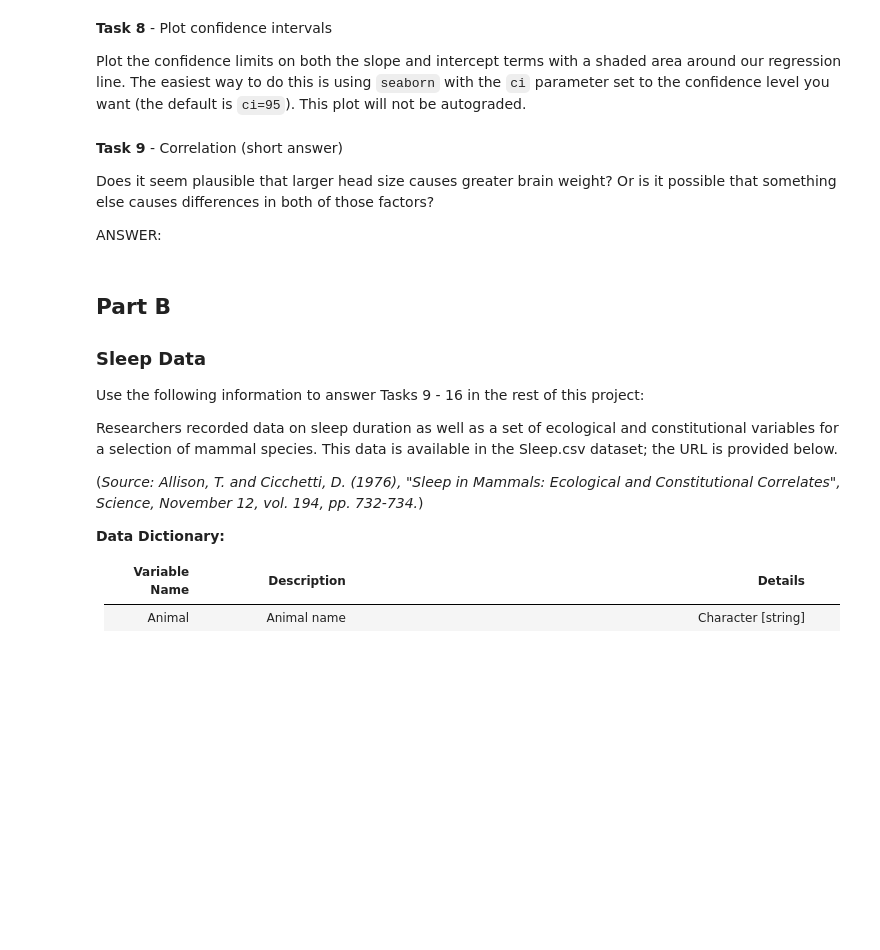
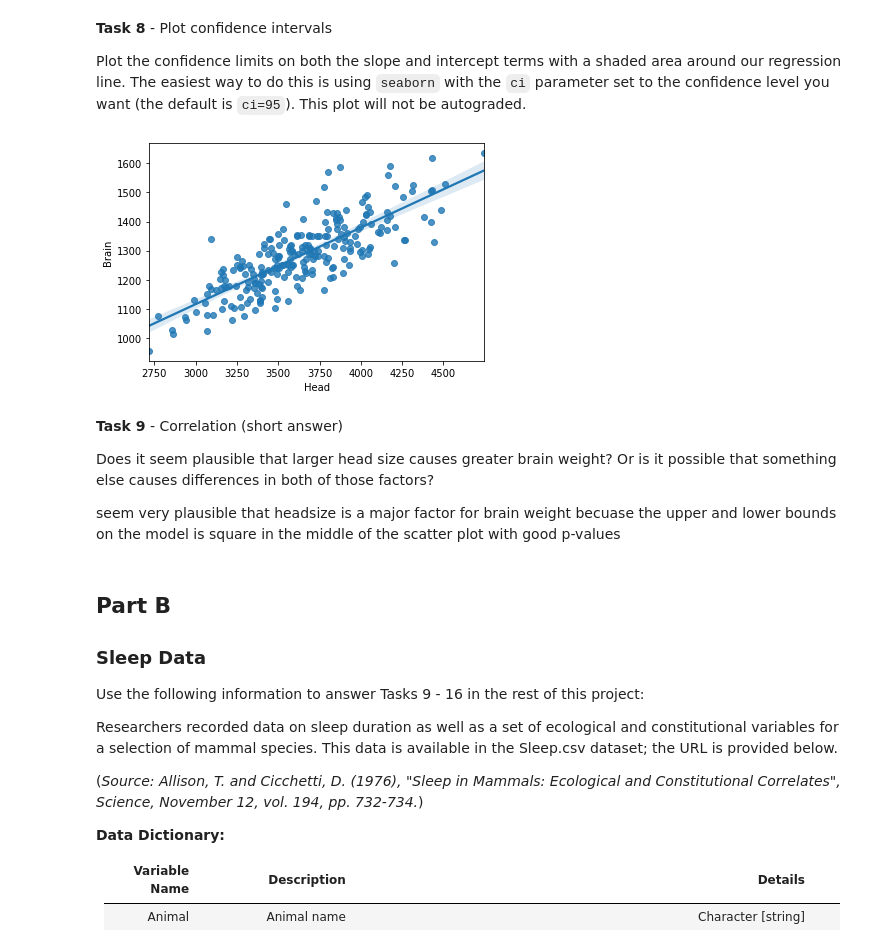
Before and after one commit to Samuel-Egbert31415/DS-Unit-1-Sprint-1-Data-Wrangling-and-Storytelling, a Jupyter notebook: LS_DS_132_Inference_For_Regression_Assignment_Samuel_Egbert_AG.ipynb, the cells around one changed output. Cells and saved outputs as stored; diff of their text form; code cells hidden in the pictures; blank space fills up the shorter version.

```diff
--- a/LS_DS_132_Inference_For_Regression_Assignment_Samuel_Egbert_AG.ipynb
+++ b/LS_DS_132_Inference_For_Regression_Assignment_Samuel_Egbert_AG.ipynb
@@ -237,9 +234,16 @@ raise NotImplementedError()
+# %%
+# Task 8
+import seaborn as sns
+
+ax = sns.regplot(x = "Head", y="Brain", data=df, ci = 95)
+# %% [output]
+[figure, added]
 # %% [markdown]
 **Task 9** - Correlation (short answer)
 
 Does it seem plausible that larger head size causes greater brain weight?  Or is it possible that something else causes differences in both of those factors?
 
-ANSWER:
+seem very plausible that headsize is a major factor for brain weight becuase the upper and lower bounds on the model is square in the middle of the scatter plot with good p-values
 # %% [markdown]
 ## Part B
 
```
Also changed, not shown: parts of 13 cells of this notebook.
